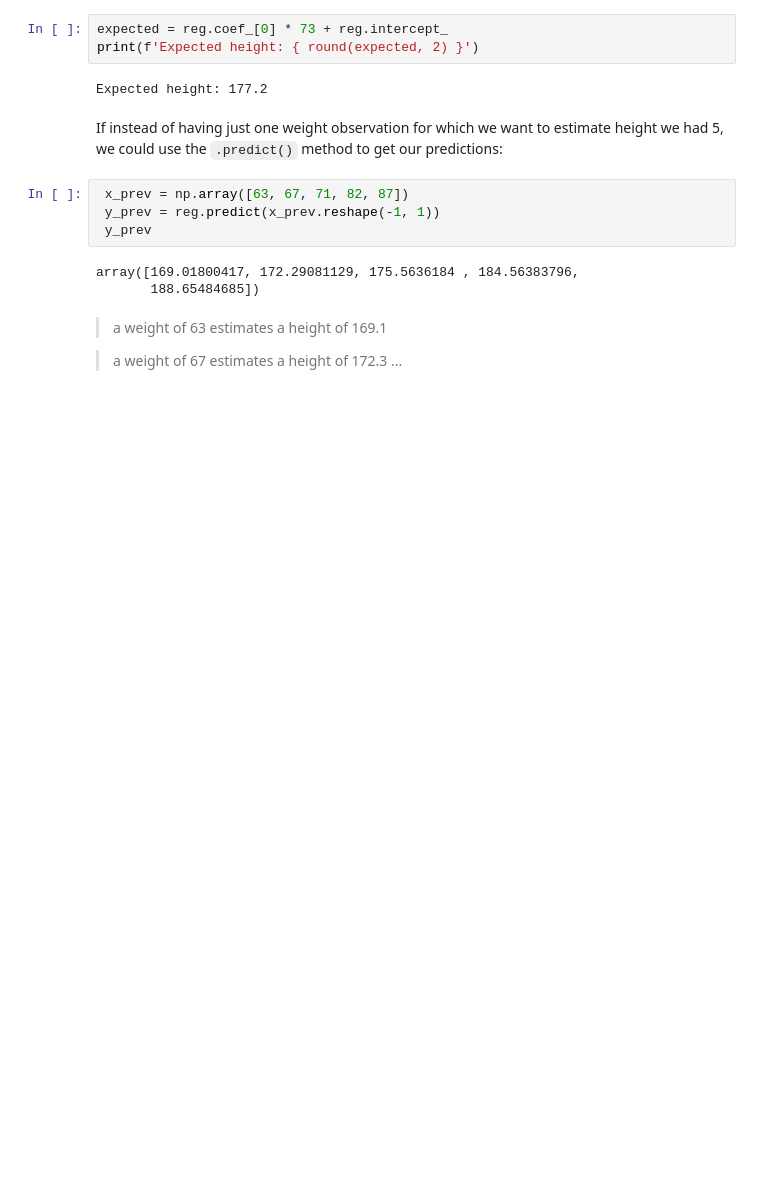
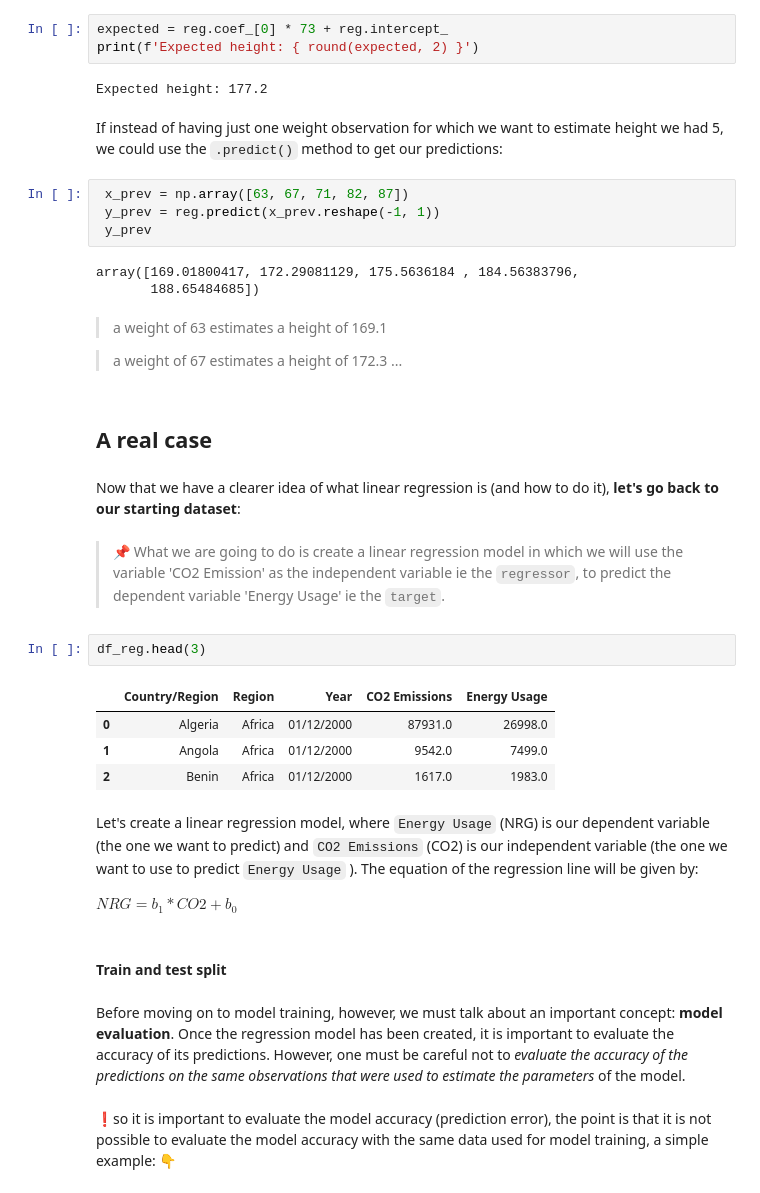
Before and after one commit to JungleKiosk/py_Global_Energy, a Jupyter notebook: py_Global_NRG.ipynb, the cells around one changed output. Drawn from its saved outputs; the diff is of its cells as text; blank space fills up the shorter version.

```diff
--- a/py_Global_NRG.ipynb
+++ b/py_Global_NRG.ipynb
@@ -460,3 +460,26 @@ array([169.01800417, 172.29081129, 175.5636184 , 184.56383796,
 > a weight of 63 estimates a height of 169.1
 
 > a weight of 67 estimates a height of 172.3 ...
+# %% [markdown]
+## A real case
+# %% [markdown]
+Now that we have a clearer idea of what linear regression is (and how to do it), **let's go back to our starting dataset**:
+# %% [markdown]
+> 📌 What we are going to do is create a linear regression model in which we will use the variable 'CO2 Emission' as the independent variable ie the `regressor`, to predict the dependent variable 'Energy Usage' ie the `target`.
+# %%
+df_reg.head(3)
+# %% [output]
+|  | Country/Region | Region | Year | CO2 Emissions | Energy Usage |
+| 0 | Algeria | Africa | 01/12/2000 | 87931.0 | 26998.0 |
+| 1 | Angola | Africa | 01/12/2000 | 9542.0 | 7499.0 |
+| 2 | Benin | Africa | 01/12/2000 | 1617.0 | 1983.0 |
+# %% [markdown]
+Let's create a linear regression model, where `Energy Usage` (NRG) is our dependent variable (the one we want to predict) and `CO2 Emissions` (CO2) is our independent variable (the one we want to use to predict `Energy Usage` ). The equation of the regression line will be given by:
+
+$NRG = b_{1} * CO2 + b_{0}$
+# %% [markdown]
+#### Train and test split
+# %% [markdown]
+Before moving on to model training, however, we must talk about an important concept: **model evaluation**. Once the regression model has been created, it is important to evaluate the accuracy of its predictions. However, one must be careful not to *evaluate the accuracy of the predictions on the same observations that were used to estimate the parameters* of the model.
+# %% [markdown]
+❗so it is important to evaluate the model accuracy (prediction error), the point is that it is not possible to evaluate the model accuracy with the same data used for model training, a simple example: 👇
```
Also changed, not shown: parts of 20 cells of this notebook.
